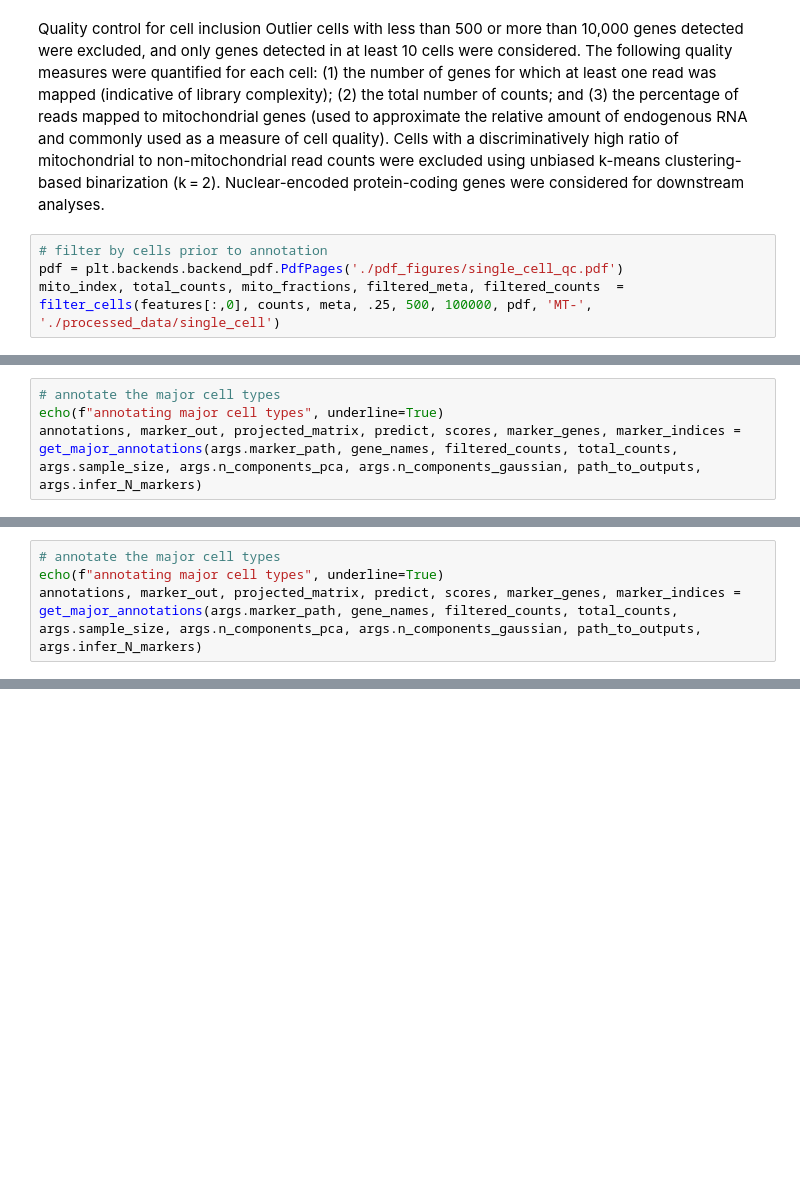
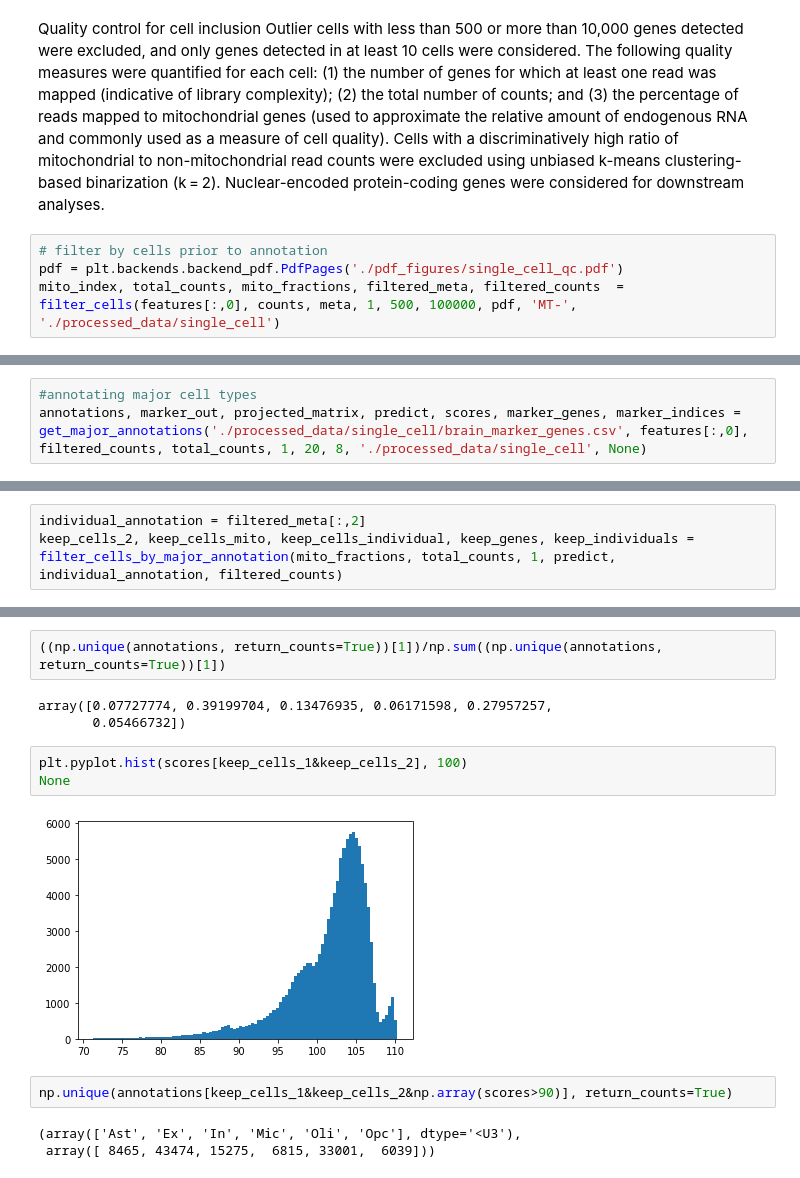
Before and after one commit to djunamay/ABCA7lof2, a Jupyter notebook: 4-single_cell_qc_anno.ipynb, the cells around one changed output, grey strips where cells are left out. Saved outputs shown, nothing was run; the diff lists cells and outputs as text; blank space fills up the shorter version.

Commit message:
annotation

```diff
--- a/4-single_cell_qc_anno.ipynb
+++ b/4-single_cell_qc_anno.ipynb
@@ -61,6 +63,6 @@ Outlier cells with less than 500 or more than 10,000 genes detected were exclude
 # %%
 # filter by cells prior to annotation
 pdf = plt.backends.backend_pdf.PdfPages('./pdf_figures/single_cell_qc.pdf')
-mito_index, total_counts, mito_fractions, filtered_meta, filtered_counts  = filter_cells(features[:,0], counts, meta, .25, 500, 100000, pdf, 'MT-', './processed_data/single_cell')
+mito_index, total_counts, mito_fractions, filtered_meta, filtered_counts  = filter_cells(features[:,0], counts, meta, 1, 500, 100000, pdf, 'MT-', './processed_data/single_cell')
 # %% [output]
 Labels = [0 1]
@@ -73,4 +71,3 @@ counts per label = [124521  25914]
 # %%
-# annotate the major cell types
-echo(f"annotating major cell types", underline=True)
-annotations, marker_out, projected_matrix, predict, scores, marker_genes, marker_indices = get_major_annotations(args.marker_path, gene_names, filtered_counts, total_counts, args.sample_size, args.n_components_pca, args.n_components_gaussian, path_to_outputs, args.infer_N_markers)
+#annotating major cell types
+annotations, marker_out, projected_matrix, predict, scores, marker_genes, marker_indices = get_major_annotations('./processed_data/single_cell/brain_marker_genes.csv', features[:,0], filtered_counts, total_counts, 1, 20, 8, './processed_data/single_cell', None)
@@ -81,4 +87,3 @@ keep_cells_1 = filter_on_gaussian_logliklihood(scores)
-# %%
-# annotate the major cell types
-echo(f"annotating major cell types", underline=True)
-annotations, marker_out, projected_matrix, predict, scores, marker_genes, marker_indices = get_major_annotations(args.marker_path, gene_names, filtered_counts, total_counts, args.sample_size, args.n_components_pca, args.n_components_gaussian, path_to_outputs, args.infer_N_markers)
+# %%
+individual_annotation = filtered_meta[:,2]
+keep_cells_2, keep_cells_mito, keep_cells_individual, keep_genes, keep_individuals = filter_cells_by_major_annotation(mito_fractions, total_counts, 1, predict, individual_annotation, filtered_counts)
@@ -84,0 +108,15 @@ annotations, marker_out, projected_matrix, predict, scores, marker_genes, marker
+# %%
+((np.unique(annotations, return_counts=True))[1])/np.sum((np.unique(annotations, return_counts=True))[1])
+# %% [output]
+array([0.07727774, 0.39199704, 0.13476935, 0.06171598, 0.27957257,
+       0.05466732])
+# %%
+plt.pyplot.hist(scores[keep_cells_1&keep_cells_2], 100)
+None
+# %% [output]
+[figure, added]
+# %%
+np.unique(annotations[keep_cells_1&keep_cells_2&np.array(scores>90)], return_counts=True)
+# %% [output]
+(array(['Ast', 'Ex', 'In', 'Mic', 'Oli', 'Opc'], dtype='<U3'),
+ array([ 8465, 43474, 15275,  6815, 33001,  6039]))
```
Also changed, not shown: parts of 12 cells of this notebook, 3 other files.
